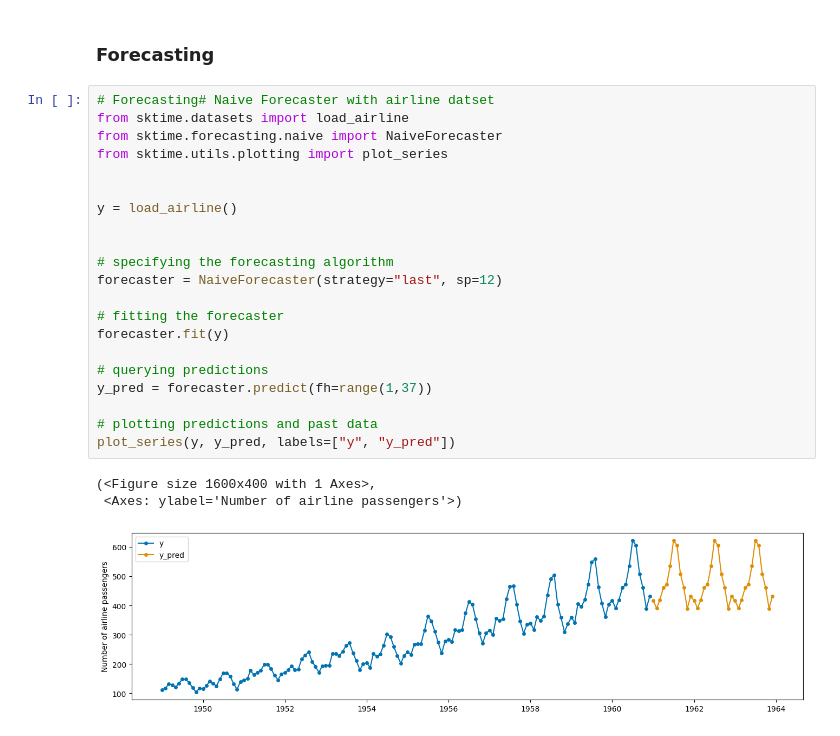
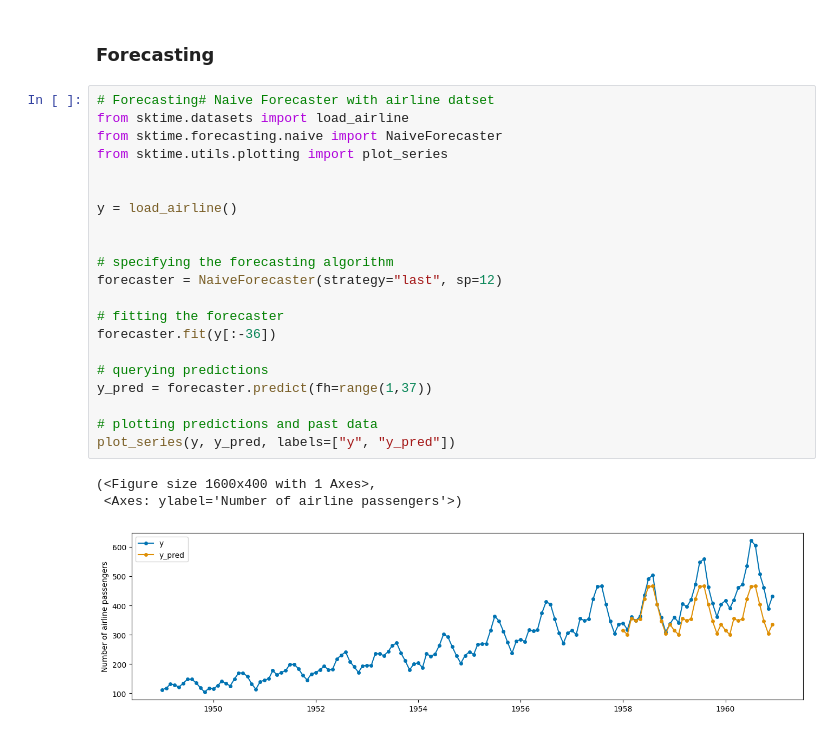
Before and after one commit to sktime/tutorial_haicon_prologue_day, a Jupyter notebook: notebooks/01_introduction.ipynb, the cells around one changed output. Saved outputs shown, nothing was run; the diff lists cells and outputs as text.

```diff
--- a/notebooks/01_introduction.ipynb
+++ b/notebooks/01_introduction.ipynb
@@ -71,25 +69,25 @@ pd.DataFrame(data).plot(ax=ax.twinx(), color="orange")
 # %%
 # Forecasting# Naive Forecaster with airline datset
 from sktime.datasets import load_airline
 from sktime.forecasting.naive import NaiveForecaster
 from sktime.utils.plotting import plot_series
 
 
 y = load_airline()
 
 
 # specifying the forecasting algorithm
 forecaster = NaiveForecaster(strategy="last", sp=12)
 
 # fitting the forecaster
-forecaster.fit(y)
+forecaster.fit(y[:-36])
 
 # querying predictions
 y_pred = forecaster.predict(fh=range(1,37))
 
 # plotting predictions and past data
 plot_series(y, y_pred, labels=["y", "y_pred"])
 # %% [output]
 (<Figure size 1600x400 with 1 Axes>,
  <Axes: ylabel='Number of airline passengers'>)
-[figure, old version]
+[figure, new version]
```
Also changed, not shown: parts of 2 cells of this notebook, 2 other files.
